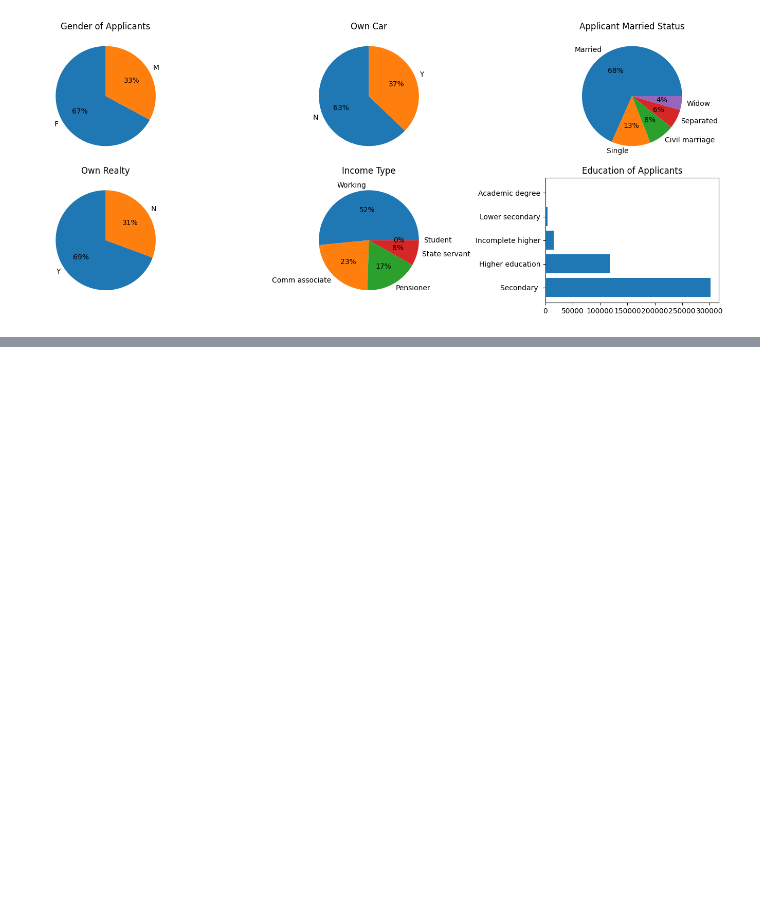
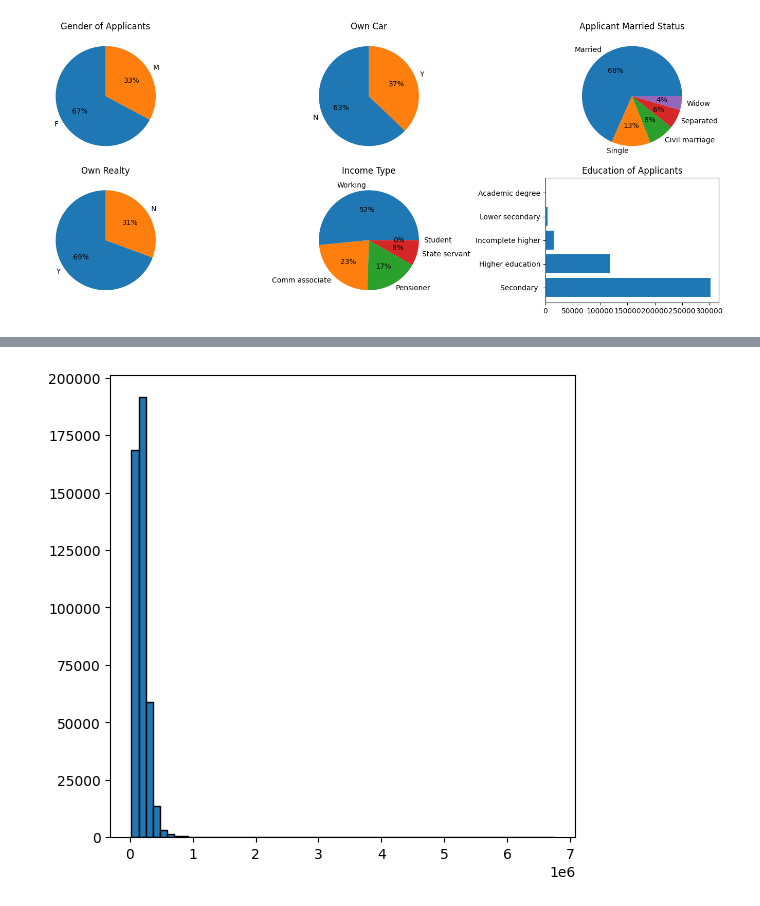
Before and after one commit to huy-ph/data_mining, a Jupyter notebook: learning/cc_decision/cc_analysis.ipynb, the cells around one changed output, grey strips where cells are left out. Cells and saved outputs as stored; diff of their text form; code cells hidden in the pictures; blank space fills up the shorter version.

```diff
--- a/learning/cc_decision/cc_analysis.ipynb
+++ b/learning/cc_decision/cc_analysis.ipynb
@@ -205,0 +213,6 @@ plt.show()
+# %%
+plt.figure(figsize=(6,4))
+plt.hist(application['AMT_INCOME_TOTAL'], bins=60, edgecolor='black')
+plt.show()
+# %% [output]
+[figure, added]
```
Also changed, not shown: parts of 2 cells of this notebook.
